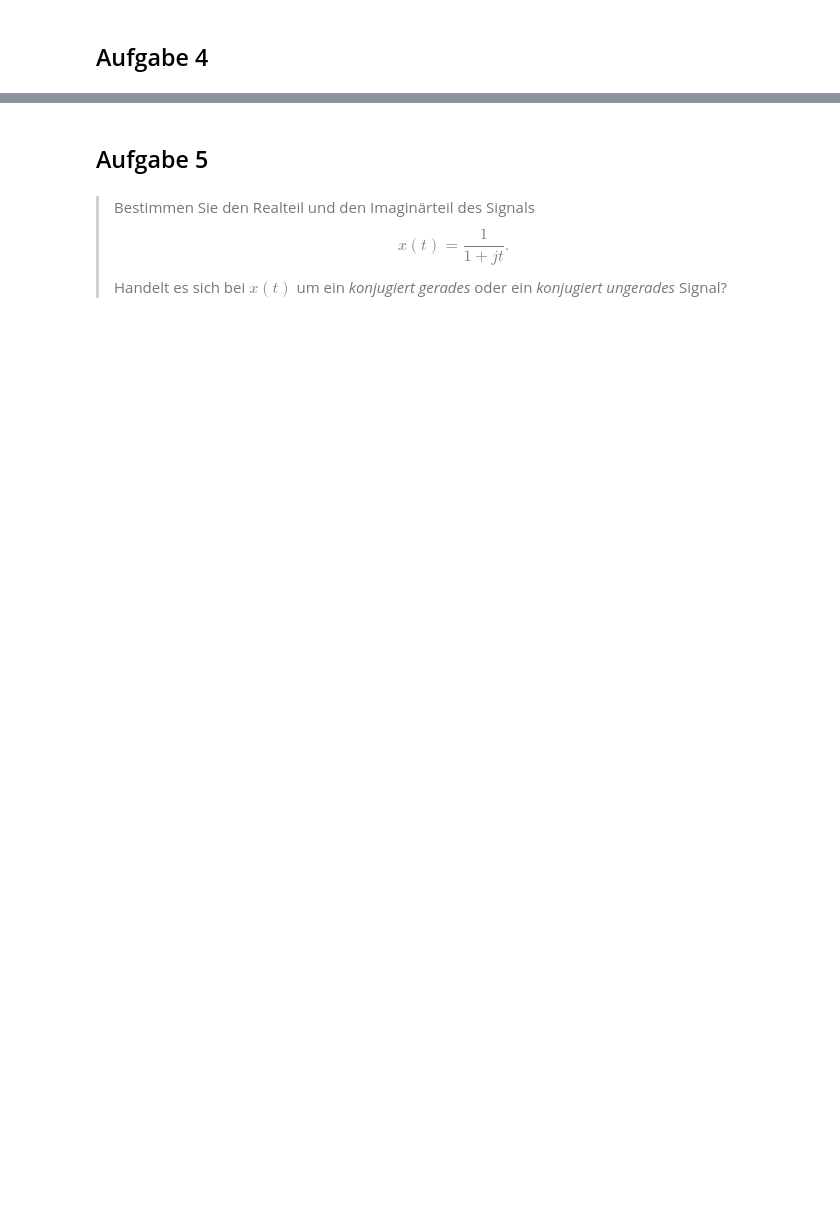
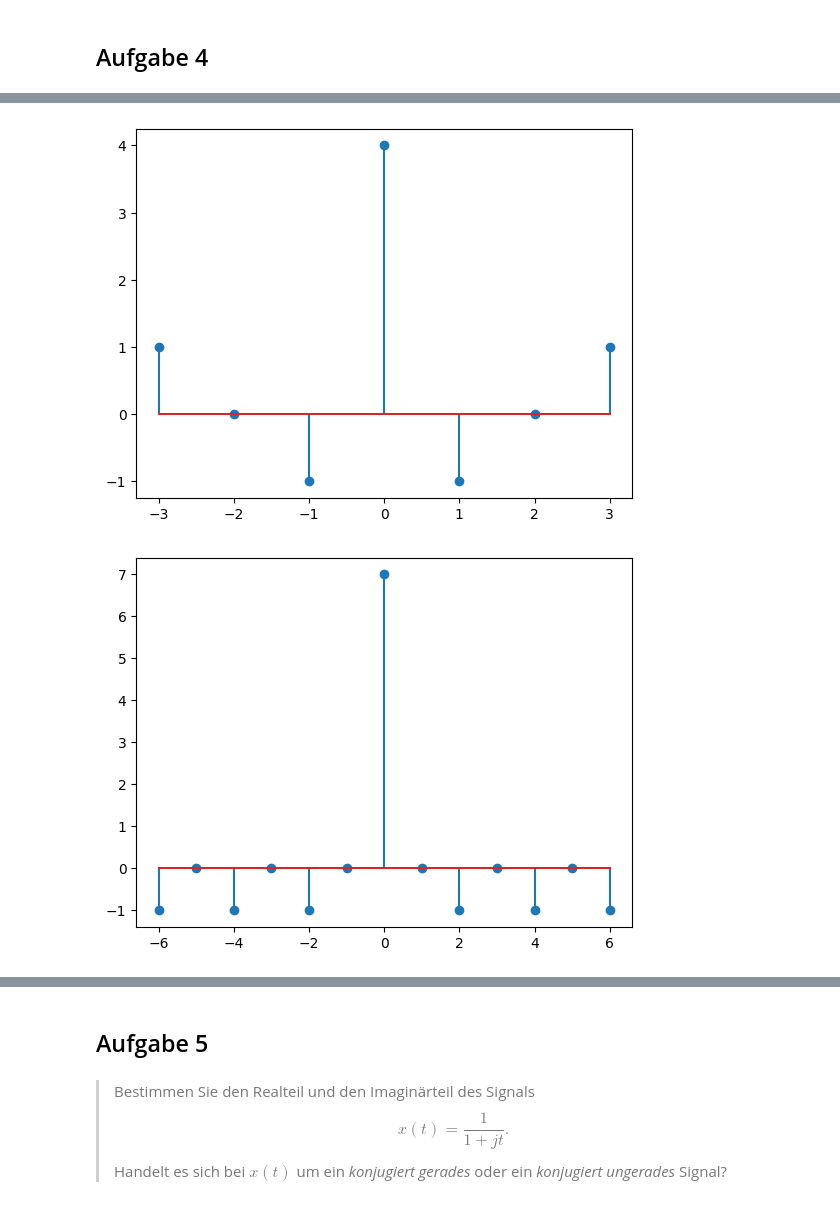
Before and after one commit to joelvonrotz/BSc-electrical-engineering, a Jupyter notebook: semester 3/sus/aufgaben1.ipynb, the cells around one changed output, grey strips where cells are left out. Cells and saved outputs as stored; diff of their text form; code cells hidden in the pictures; blank space fills up the shorter version.

```diff
--- a/semester 3/sus/aufgaben1.ipynb
+++ b/semester 3/sus/aufgaben1.ipynb
@@ -53,11 +70,18 @@ x_4 = [1,1,1,1,1,-1,-1,1,1,-1,1,-1,1]
 # %%
 import numpy as np
 import matplotlib.pyplot as plt
 
-x = x_1
-m = np.arange(1-len(x),len(x))
-# compute the auto-correlation here
-# c = ...
+def build_plot(x):
+  m = np.arange(1-len(x),len(x))
+  # compute the auto-correlation here
+  c = np.correlate(x,x, mode="full")
+  plt.stem(m,c)
+  plt.show()
 
-plt.stem(m,c)
-plt.show()
+build_plot(x_1)
+build_plot(x_2)
+build_plot(x_3)
+build_plot(x_4)
+# %% [output]
+[figure, added]
+[figure, added]
```
Also changed, not shown: parts of 9 cells of this notebook, 5 other files.
